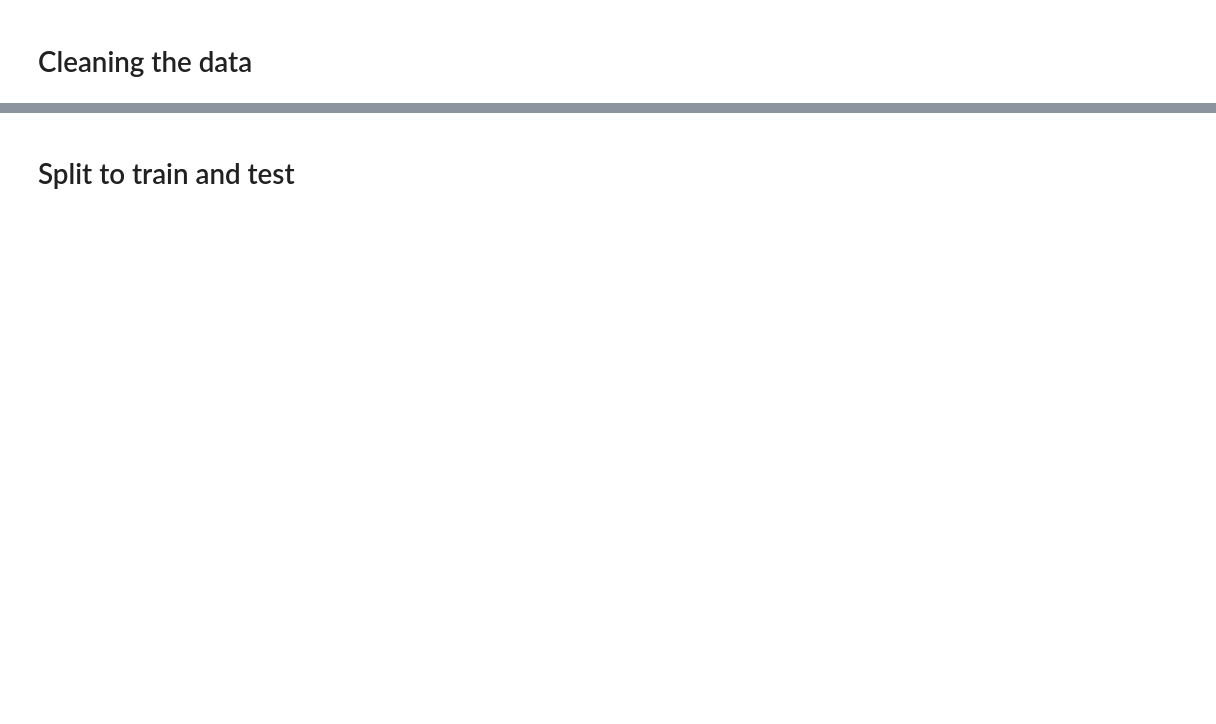
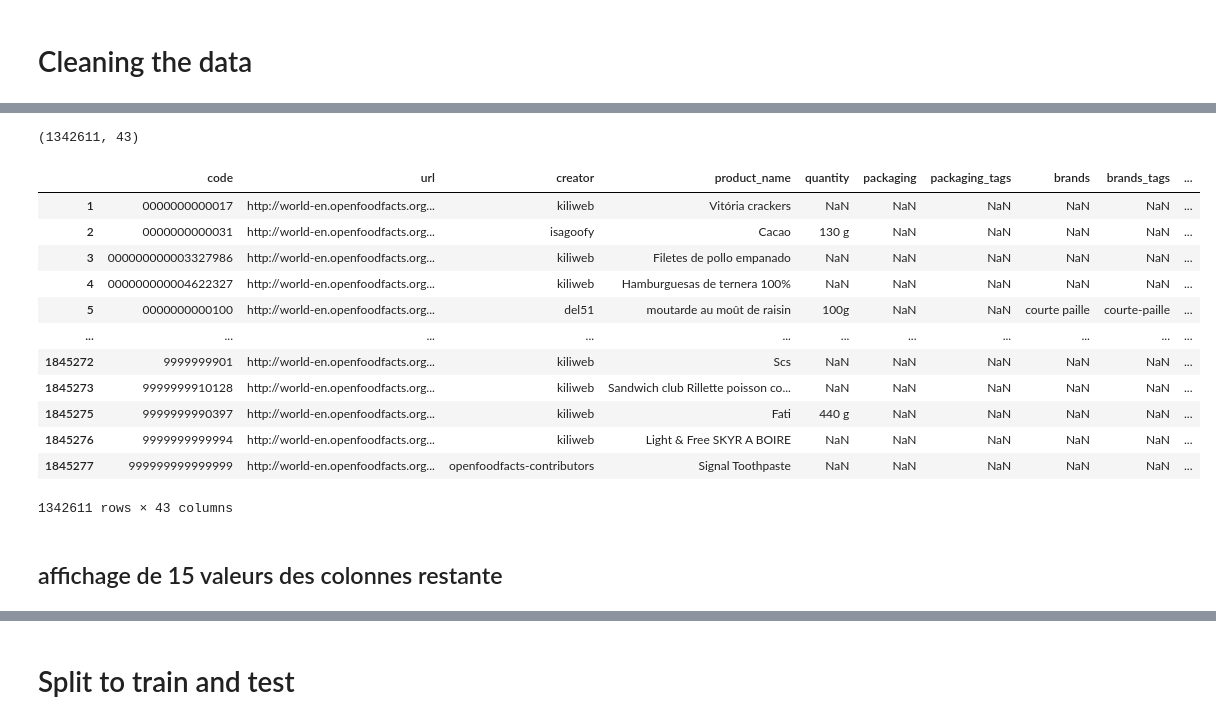
Before and after one commit to HubHetic/Open-Food-Fact, a Jupyter notebook: notebook/cleaning_exploration_data.ipynb, the cells around one changed output, grey strips where cells are left out. Cells and saved outputs as stored; diff of their text form; code cells hidden in the pictures; blank space fills up the shorter version.

```diff
--- a/notebook/cleaning_exploration_data.ipynb
+++ b/notebook/cleaning_exploration_data.ipynb
@@ -131,0 +108,11 @@ df.columns.values.tolist()
+# %%
+df_nan_colonne = df.isnull().sum().nlargest(sum(df.isnull().any()))
+# %%
+# garder les colonnes rempli à plus de 50%
+keep_colonne = []
+remove_colonne = []
+for keys, value in df_nan_colonne.items():
+    if value / df.shape[0] < 0.9:
+        keep_colonne.append(keys)
+    else:
+        remove_colonne.append(keys)
@@ -131,0 +139,4 @@ df.columns.values.tolist()
+# %%
+remove_colonne
+df.drop(remove_colonne, inplace=True, axis=1)
+df.shape
@@ -131,0 +155,25 @@ df.columns.values.tolist()
+# %%
+columns_remove = ["image_ingredients_small_url", "image_ingredients_url", "image_nutrition_url", "last_modified_datetime",
+ "created_t", "created_datetime", "last_modified_t"]
+df.drop(columns_remove, inplace=True, axis=1)
+df.shape
+# %% [output]
+(1342611, 43)
+# %%
+df
+# %% [output]
+|  | code | url | creator | product_name | quantity | packaging | packaging_tags | brands | brands_tags | ... |
+| 1 | 0000000000017 | http://world-en.openfoodfacts.org... | kiliweb | Vitória crackers | NaN | NaN | NaN | NaN | NaN | ... |
+| 2 | 0000000000031 | http://world-en.openfoodfacts.org... | isagoofy | Cacao | 130 g | NaN | NaN | NaN | NaN | ... |
+| 3 | 000000000003327986 | http://world-en.openfoodfacts.org... | kiliweb | Filetes de pollo empanado | NaN | NaN | NaN | NaN | NaN | ... |
+| 4 | 000000000004622327 | http://world-en.openfoodfacts.org... | kiliweb | Hamburguesas de ternera 100% | NaN | NaN | NaN | NaN | NaN | ... |
+| 5 | 0000000000100 | http://world-en.openfoodfacts.org... | del51 | moutarde au moût de raisin | 100g | NaN | NaN | courte paille | courte-paille | ... |
+| ... | ... | ... | ... | ... | ... | ... | ... | ... | ... | ... |
+| 1845272 | 9999999901 | http://world-en.openfoodfacts.org... | kiliweb | Scs | NaN | NaN | NaN | NaN | NaN | ... |
+| 1845273 | 9999999910128 | http://world-en.openfoodfacts.org... | kiliweb | Sandwich club Rillette poisson co... | NaN | NaN | NaN | NaN | NaN | ... |
+| 1845275 | 9999999990397 | http://world-en.openfoodfacts.org... | kiliweb | Fati | 440 g | NaN | NaN | NaN | NaN | ... |
+| 1845276 | 9999999999994 | http://world-en.openfoodfacts.org... | kiliweb | Light & Free SKYR A BOIRE | NaN | NaN | NaN | NaN | NaN | ... |
+| 1845277 | 999999999999999 | http://world-en.openfoodfacts.org... | openfoodfacts-contributors | Signal Toothpaste | NaN | NaN | NaN | NaN | NaN | ... |
+1342611 rows × 43 columns
+# %% [markdown]
+## affichage de 15 valeurs des colonnes restante
```
Also changed, not shown: parts of 66 cells of this notebook, 3 other files.
